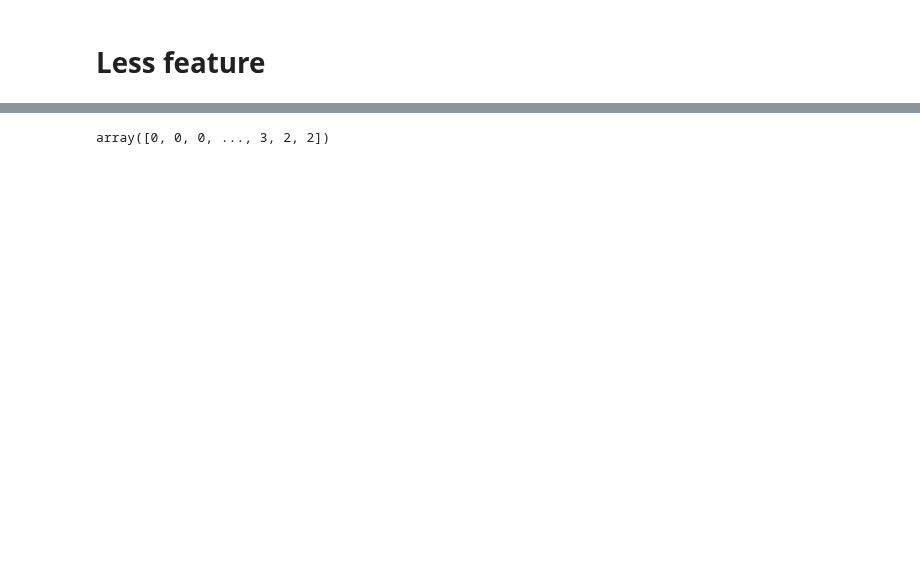
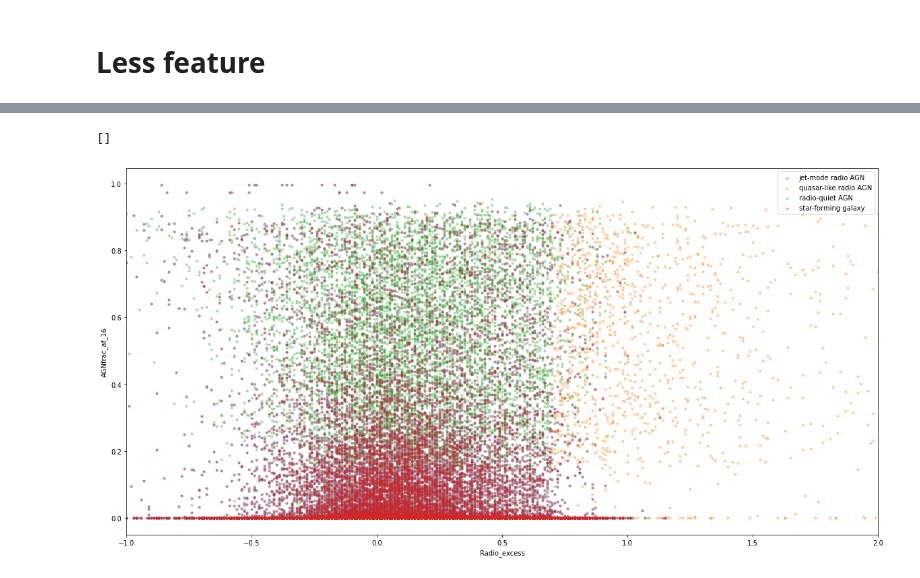
Before and after one commit to jespertjee/LOFAR_ML, a Jupyter notebook: Supervised/Classification.ipynb, the cells around one changed output, grey strips where cells are left out. Saved outputs shown, nothing was run; the diff lists cells and outputs as text; code cells hidden in the pictures; blank space fills up the shorter version.

Commit message:
Added quick plot of 2 features

```diff
--- a/Supervised/Classification.ipynb
+++ b/Supervised/Classification.ipynb
@@ -346,3 +344,21 @@ quasar-like radio AGN / high-excitation radio galaxy     0.0000    0.0000    0.0
 # %%
+jet = data[data['Classification'] == 'star-forming galaxy']
+quasar = data[data['Classification'] == 'quasar-like radio AGN / high-excitation radio galaxy']
+quiet = data[data['Classification'] == 'radio-quiet AGN']
+sfg = data[data['Classification'] == 'star-forming galaxy']
+
+size = 10
+
+plt.figure(figsize=(20,10))
+plt.scatter(jet['Radio_excess'], jet['AGNfrac_af_16'], alpha=0.3, s=size, label='jet-mode radio AGN')
+plt.scatter(quasar['Radio_excess'], quasar['AGNfrac_af_16'], alpha=0.3, s=size, label='quasar-like radio AGN')
+plt.scatter(quiet['Radio_excess'], quiet['AGNfrac_af_16'], alpha=0.3, s=size, label='radio-quiet AGN')
+plt.scatter(sfg['Radio_excess'], sfg['AGNfrac_af_16'], alpha=0.3, s=size, label='star-forming galaxy')
+plt.xlabel('Radio_excess')
+plt.ylabel('AGNfrac_af_16')
+plt.xlim(-1,2)
+plt.legend()
+plt.plot()
 # %% [output]
-array([0, 0, 0, ..., 3, 2, 2])
+[]
+[figure, added]
```
Also changed, not shown: parts of 13 cells of this notebook.
